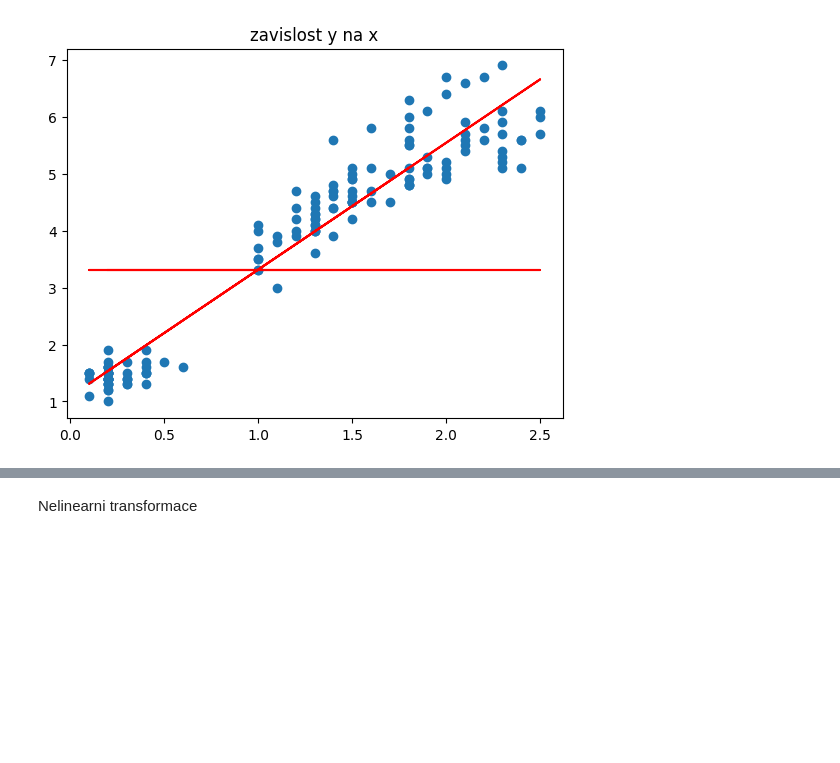
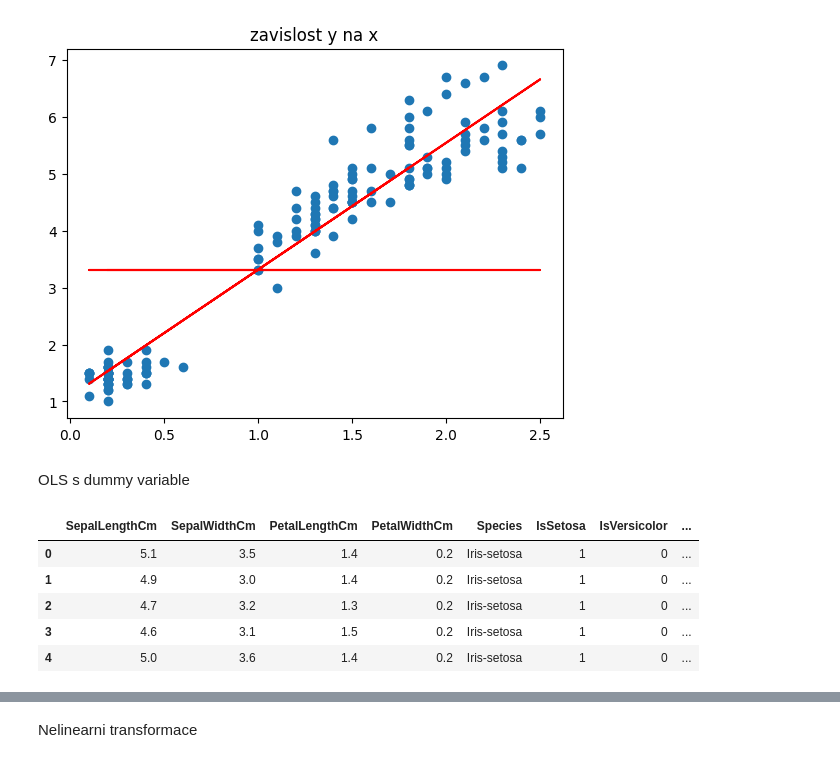
Before and after one commit to HonzaHalik/linearni-regrese, a Jupyter notebook: linearni regrese.ipynb, the cells around one changed output, grey strips where cells are left out. Drawn from its saved outputs; the diff is of its cells as text; code cells hidden in the pictures; blank space fills up the shorter version.

```diff
--- a/linearni regrese.ipynb
+++ b/linearni regrese.ipynb
@@ -68,3 +69,43 @@ plt.plot(x["PetalWidthCm"], model_lin_funkce, color = 'red')
 [<matplotlib.lines.Line2D at 0x...>,
  <matplotlib.lines.Line2D at 0x...>]
 [figure]
+# %% [markdown]
+OLS s dummy variable
+# %%
+df = get_df(drop_species=False)
+set(df['Species'])
+#>> pridani trech sloupcu, pro kazdej druh jeden
+setosa = []
+versicolor = []
+virginica = []
+
+for spec in df['Species']:
+    if spec == "Iris-setosa":
+        setosa.append(1)
+        versicolor.append(0)
+        virginica.append(0)
+
+    if spec == "Iris-versicolor":
+        setosa.append(0)
+        versicolor.append(1)
+        virginica.append(0)
+
+    if spec == "Iris-virginica":
+        setosa.append(0)
+        versicolor.append(0)
+        virginica.append(1)
+# pripojim tyhle sloupce k tomu hlavnimu dataframu
+setosa_column = pd.Series(setosa, name="IsSetosa")
+versicolor_column = pd.Series(versicolor, name="IsVersicolor")
+virginica_column = pd.Series(virginica, name="IsVirginica")
+
+df['IsSetosa'] = setosa_column
+df['IsVersicolor'] = versicolor_column
+df['IsVirginica'] = virginica_column
+# %% [output]
+|  | SepalLengthCm | SepalWidthCm | PetalLengthCm | PetalWidthCm | Species | IsSetosa | IsVersicolor | ... |
+| 0 | 5.1 | 3.5 | 1.4 | 0.2 | Iris-setosa | 1 | 0 | ... |
+| 1 | 4.9 | 3.0 | 1.4 | 0.2 | Iris-setosa | 1 | 0 | ... |
+| 2 | 4.7 | 3.2 | 1.3 | 0.2 | Iris-setosa | 1 | 0 | ... |
+| 3 | 4.6 | 3.1 | 1.5 | 0.2 | Iris-setosa | 1 | 0 | ... |
+| 4 | 5.0 | 3.6 | 1.4 | 0.2 | Iris-setosa | 1 | 0 | ... |
```
Also changed, not shown: parts of 2 cells of this notebook.
